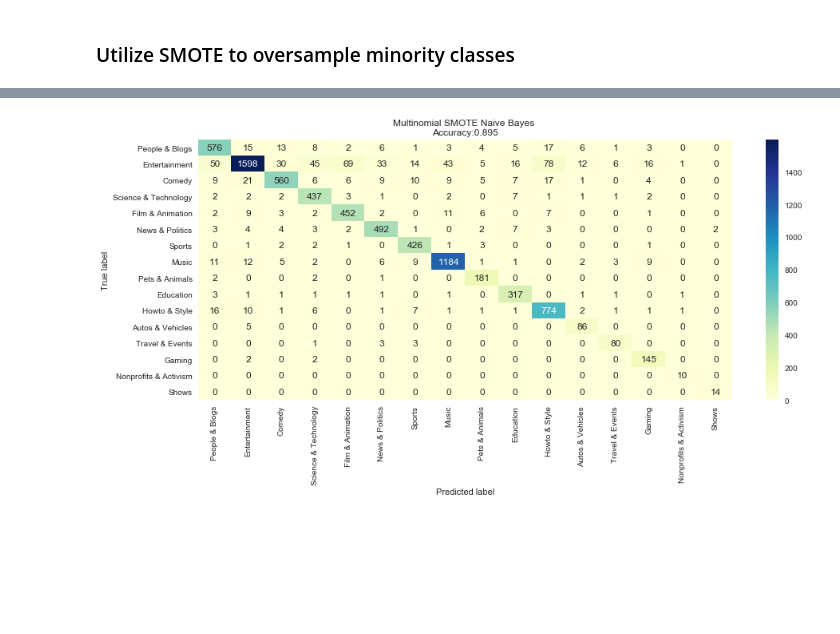
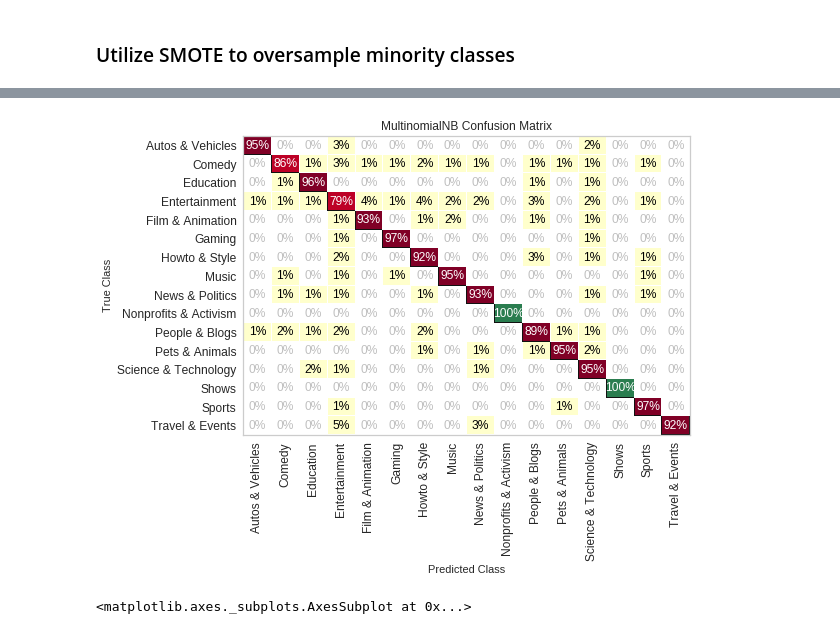
Before and after one commit to loc-vu/yt-trends, a Jupyter notebook: Naive Bayes Model.ipynb, the cells around one changed output, grey strips where cells are left out. Cells and saved outputs as stored; diff of their text form; code cells hidden in the pictures; blank space fills up the shorter version.

```diff
--- a/Naive Bayes Model.ipynb
+++ b/Naive Bayes Model.ipynb
@@ -95,14 +98,26 @@ print("Tfidf Model")
 print("Accuracy: ", accuracy_score(y_test, pred_tfidf))
 print("Precision: ", metrics.precision_score(y_test, pred_tfidf, average='weighted'))
 print("F1: ", metrics.f1_score(y_test, pred_tfidf, average='weighted'))
-print(metrics.classification_report(y_test, pred_tfidf, target_names=target_names))
+print(metrics.classification_report(y_test, pred_tfidf))
+
+
+visualizer = ClassificationReport(clf_tfidf, classes=target_names, support=True)
+visualizer.fit(x_trained_tfidf_vector, y_train)
+visualizer.score(x_test_tfidf_vector, y_test)
+visualizer.show()
+
 
 pred_count = clf_count.predict(test_count_vector)
 print("Count Model")
 print("Accuracy: ", accuracy_score(y_test, pred_count))
 print("Precision: ", metrics.precision_score(y_test, pred_count, average='weighted'))
 print("F1: ", metrics.f1_score(y_test, pred_count, average='weighted'))
-print(metrics.classification_report(y_test, pred_count, target_names=target_names))
+print(metrics.classification_report(y_test, pred_count))
+
+visualizer = ClassificationReport(clf_count, support=True)
+visualizer.fit(train_count_vector, y_train)
+visualizer.score(test_count_vector, y_test)
+visualizer.show()
 # %% [output]
 Tfidf Model
 Accuracy:  0.860927960927961
@@ -176,5 +244,11 @@ print("Accuracy: ", accuracy_score(y_test, pred_count_smote))
 print("Precision: ", metrics.precision_score(y_test, pred_count_smote, average='weighted'))
 print("F1: ", metrics.f1_score(y_test, pred_count_smote, average='weighted'))
 print(metrics.classification_report(y_test, pred_count_smote, target_names=target_names))
+
+
+visualizer = ClassificationReport(clf_count, classes=target_names, support=True, cmap='YlOrRd')
+visualizer.fit(x_train_smote, y_train_smote)
+visualizer.score(test_count_vector, y_test)
+visualizer.show()
 # %% [output]
 Count Model
@@ -197,15 +273,21 @@ F1:  0.8944681277407608
 # %%
-conf_matrix = confusion_matrix(y_test, pred_count_smote, labels=target_names)
-conf_df = pd.DataFrame(conf_matrix, index=target_names, columns=target_names)
+# conf_matrix = confusion_matrix(y_test, pred_count_smote, labels=target_names)
+# conf_df = pd.DataFrame(conf_matrix, index=target_names, columns=target_names)
 
-plt.figure(figsize=(15,6))
-sns.heatmap(conf_df, cmap='YlGnBu', annot=True, fmt='d')
-plt.title('Multinomial SMOTE Naive Bayes \nAccuracy:{0:.3f}'.format(accuracy_score(y_test, pred_count_smote)))
-plt.ylabel('True label')
-plt.xlabel('Predicted label')
-plt.show()
+# plt.figure(figsize=(15,6))
+# sns.heatmap(conf_df, cmap='YlGnBu', annot=True, fmt='d')
+# plt.title('Multinomial SMOTE Naive Bayes \nAccuracy:{0:.3f}'.format(accuracy_score(y_test, pred_count_smote)))
+# plt.ylabel('True label')
+# plt.xlabel('Predicted label')
+# plt.show()
+
+conf_matrix = ConfusionMatrix(clf_count, cmapstring='YlOrRd', percent=True)
+conf_matrix.fit(x_train_smote, y_train_smote)
+conf_matrix.score(test_count_vector, y_test)
+conf_matrix.show()
 # %% [output]
-[figure, old version]
+[figure, new version]
+<matplotlib.axes._subplots.AxesSubplot at 0x...>
 # %%
 bern_count = BernoulliNB()
 bern_count.fit(train_count_vector, y_train)
```
Also changed, not shown: parts of 10 cells of this notebook, 1 other file.
